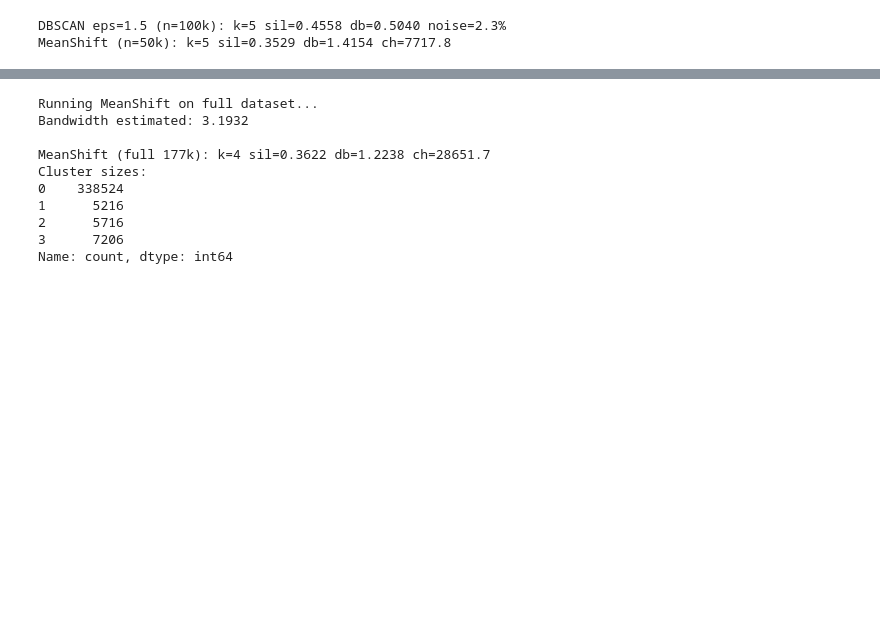
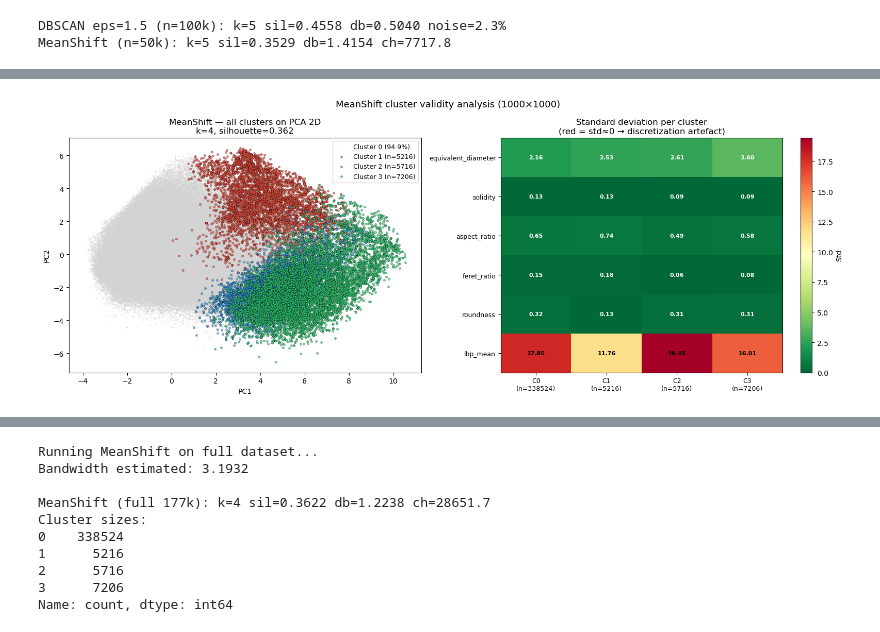
Before and after one commit to telmoolarreaga/PFG, a Jupyter notebook: Base de datos/Analisis_3/Analisis_3_ambos/Analisis_Introductorio_3.1copy copy.ipynb, the cells around one changed output, grey strips where cells are left out. Saved outputs shown, nothing was run; the diff lists cells and outputs as text; code cells hidden in the pictures; blank space fills up the shorter version.

```diff
--- a/Base de datos/Analisis_3/Analisis_3_ambos/Analisis_Introductorio_3.1copy copy.ipynb
+++ b/Base de datos/Analisis_3/Analisis_3_ambos/Analisis_Introductorio_3.1copy copy.ipynb
@@ -1131,0 +1336,92 @@ MeanShift (n=50k): k=5 sil=0.3529 db=1.4154 ch=7717.8
+# %%
+# ── Visualization — MeanShift cluster validity ────────────────────
+pca_ms = PCA(n_components=2, random_state=42)
+X_2d_ms = pca_ms.fit_transform(X_scaled)
+
+fig, axes = plt.subplots(1, 2, figsize=(16, 6))
+
+# ── Plot 1: PCA con todos los clusters de MeanShift ────────────────
+cluster_ids_ms = sorted(set(labels_ms_full))
+colors_ms      = ['lightgray', '#E74C3C', '#3498DB', '#2ECC71',
+                  '#F39C12', '#9B59B6', '#1ABC9C']
+
+for cl, color in zip(cluster_ids_ms, colors_ms):
+    mask_cl = labels_ms_full == cl
+    n = mask_cl.sum()
+    pct = n / len(labels_ms_full) * 100
+    if cl == 0:
+        axes[0].scatter(X_2d_ms[mask_cl, 0], X_2d_ms[mask_cl, 1],
+                        c=color, s=1, alpha=0.3,
+                        label=f'Cluster {cl} ({pct:.1f}%)')
+    else:
+        axes[0].scatter(X_2d_ms[mask_cl, 0], X_2d_ms[mask_cl, 1],
+                        c=color, s=8, alpha=0.7,
+                        label=f'Cluster {cl} (n={n})',
+                        edgecolors='black', linewidth=0.3)
+
+axes[0].set_title(f'MeanShift — all clusters on PCA 2D\n'
+                  f'k={n_ms_full}, silhouette={sil_ms:.3f}')
+axes[0].set_xlabel('PC1'); axes[0].set_ylabel('PC2')
+axes[0].legend(loc='best', fontsize=9)
+
+# ── Plot 2: Heatmap std por cluster ────────────────────────────────
+cols_check = ['equivalent_diameter', 'solidity', 'aspect_ratio',
+              'feret_ratio', 'roundness', 'lbp_mean']
+
+std_matrix_ms = np.zeros((len(cols_check), len(cluster_ids_ms)))
+
+for j, cl in enumerate(cluster_ids_ms):
+    mask_cl = labels_ms_full == cl
+    for i, col in enumerate(cols_check):
+        std_matrix_ms[i, j] = df_clean[col][mask_cl].std()
+
+im = axes[1].imshow(std_matrix_ms, aspect='auto', cmap='RdYlGn_r',
+                    vmin=0, vmax=std_matrix_ms.max())
+axes[1].set_xticks(range(len(cluster_ids_ms)))
+axes[1].set_xticklabels([f'C{c}\n(n={(labels_ms_full==c).sum()})'
+                          for c in cluster_ids_ms], fontsize=9)
+axes[1].set_yticks(range(len(cols_check)))
+axes[1].set_yticklabels(cols_check, fontsize=9)
+axes[1].set_title('Standard deviation per cluster\n'
+                  '(red = std≈0 → discretization artefact)')
+
+for i in range(len(cols_check)):
+    for j in range(len(cluster_ids_ms)):
+        val = std_matrix_ms[i, j]
+        color = 'white' if val < 0.5 * std_matrix_ms.max() else 'black'
+        axes[1].text(j, i, f'{val:.2f}', ha='center', va='center',
+                     color=color, fontsize=8, fontweight='bold')
+
+plt.colorbar(im, ax=axes[1], label='Std')
+plt.suptitle('MeanShift cluster validity analysis (1000×1000)', fontsize=13)
+plt.tight_layout()
+plt.savefig('meanshift_cluster_validity.png', dpi=150, bbox_inches='tight')
+plt.show()
+
+# ── Plot 3: Distribución de variables clave por cluster ───────────
+fig, axes = plt.subplots(2, 3, figsize=(16, 9))
+cols_box = ['equivalent_diameter', 'solidity', 'aspect_ratio',
+            'roundness', 'mean_intensity', 'lbp_mean']
+
+for ax, col in zip(axes.flatten(), cols_box):
+    data_by_cluster = [df_clean[col][labels_ms_full == c].values
+                       for c in cluster_ids_ms]
+    bp = ax.boxplot(data_by_cluster,
+                    labels=[f'C{c}' for c in cluster_ids_ms],
+                    patch_artist=True, showfliers=False)
+
+    for patch, color in zip(bp['boxes'], colors_ms):
+        patch.set_facecolor(color)
+        patch.set_alpha(0.7)
+
+    ax.set_title(col, fontsize=11)
+    ax.set_xlabel('Cluster'); ax.set_ylabel(col)
+    ax.grid(True, alpha=0.3)
+
+plt.suptitle('Distribution of key variables by MeanShift cluster',
+             fontsize=13)
+plt.tight_layout()
+plt.savefig('meanshift_cluster_distributions.png', dpi=150, bbox_inches='tight')
+plt.show()
+# %% [output]
+[figure, added]
```
Also changed, not shown: parts of 5 cells of this notebook, 1 other file.
